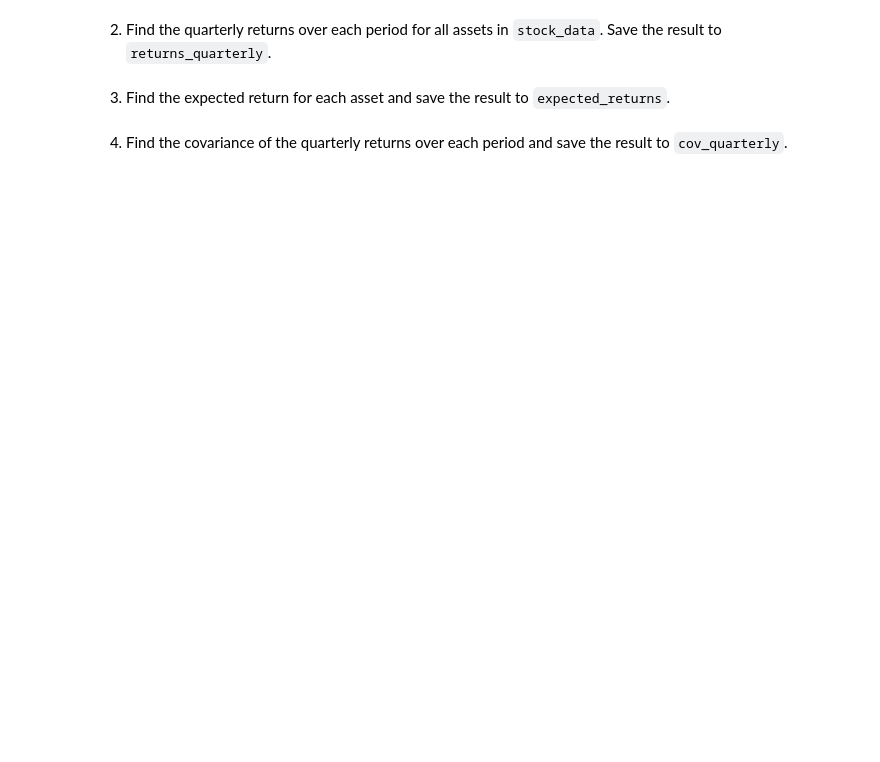
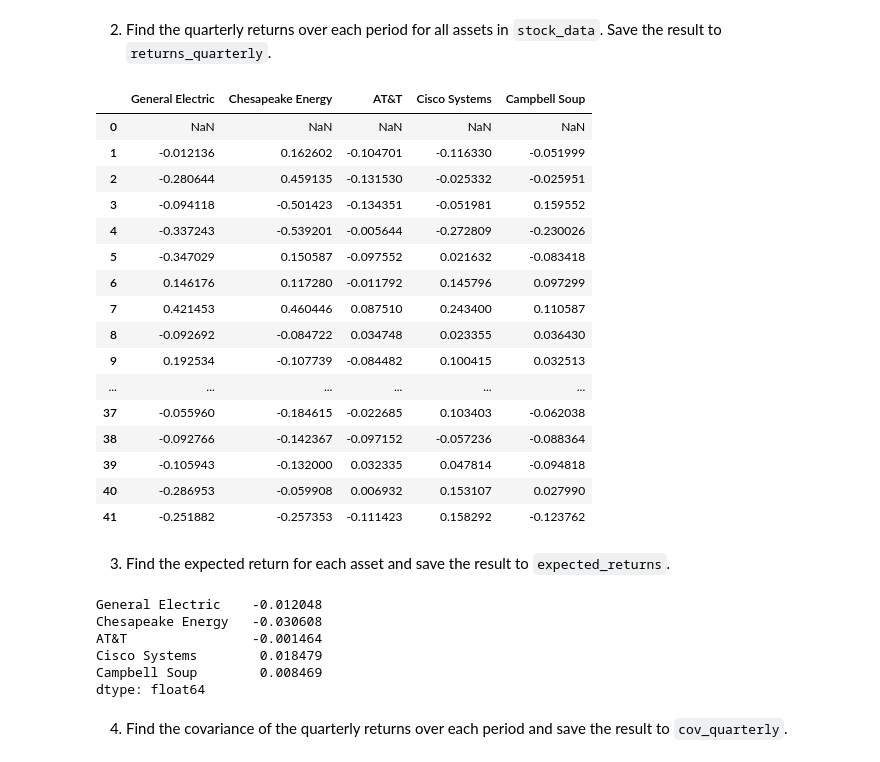
Before and after one commit to vhurdaneta/Mean-Variance-Optimization-Project-.-Analyze-Financial-Data-with-Python, a Jupyter notebook: Mean Variance Optimization.ipynb, the cells around one changed output. Drawn from its saved outputs; the diff is of its cells as text; code cells hidden in the pictures; blank space fills up the shorter version.

```diff
--- a/Mean Variance Optimization.ipynb
+++ b/Mean Variance Optimization.ipynb
@@ -23,10 +32,40 @@ import numpy as np
 2. Find the quarterly returns over each period for all assets in `stock_data`. Save the result to `returns_quarterly`.
 # %%
 # 2. Find the quarterly return for each period
+selected = list(stock_data.columns[1:])
+returns_quarterly = stock_data[selected].pct_change()
+returns_quarterly
+# %% [output]
+|  | General Electric | Chesapeake Energy | AT&T | Cisco Systems | Campbell Soup |
+| 0 | NaN | NaN | NaN | NaN | NaN |
+| 1 | -0.012136 | 0.162602 | -0.104701 | -0.116330 | -0.051999 |
+| 2 | -0.280644 | 0.459135 | -0.131530 | -0.025332 | -0.025951 |
+| 3 | -0.094118 | -0.501423 | -0.134351 | -0.051981 | 0.159552 |
+| 4 | -0.337243 | -0.539201 | -0.005644 | -0.272809 | -0.230026 |
+| 5 | -0.347029 | 0.150587 | -0.097552 | 0.021632 | -0.083418 |
+| 6 | 0.146176 | 0.117280 | -0.011792 | 0.145796 | 0.097299 |
+| 7 | 0.421453 | 0.460446 | 0.087510 | 0.243400 | 0.110587 |
+| 8 | -0.092692 | -0.084722 | 0.034748 | 0.023355 | 0.036430 |
+| 9 | 0.192534 | -0.107739 | -0.084482 | 0.100415 | 0.032513 |
+| ... | ... | ... | ... | ... | ... |
+| 37 | -0.055960 | -0.184615 | -0.022685 | 0.103403 | -0.062038 |
+| 38 | -0.092766 | -0.142367 | -0.097152 | -0.057236 | -0.088364 |
+| 39 | -0.105943 | -0.132000 | 0.032335 | 0.047814 | -0.094818 |
+| 40 | -0.286953 | -0.059908 | 0.006932 | 0.153107 | 0.027990 |
+| 41 | -0.251882 | -0.257353 | -0.111423 | 0.158292 | -0.123762 |
 # %% [markdown]
 3. Find the expected return for each asset and save the result to `expected_returns`.
 # %%
 # 3. Find the expected returns
+expected_returns = returns_quarterly.mean()
+expected_returns
+# %% [output]
+General Electric    -0.012048
+Chesapeake Energy   -0.030608
+AT&T                -0.001464
+Cisco Systems        0.018479
+Campbell Soup        0.008469
+dtype: float64
 # %% [markdown]
 4. Find the covariance of the quarterly returns over each period and save the result to `cov_quarterly`.
 # %%
```
Also changed, not shown: parts of 14 cells of this notebook.
